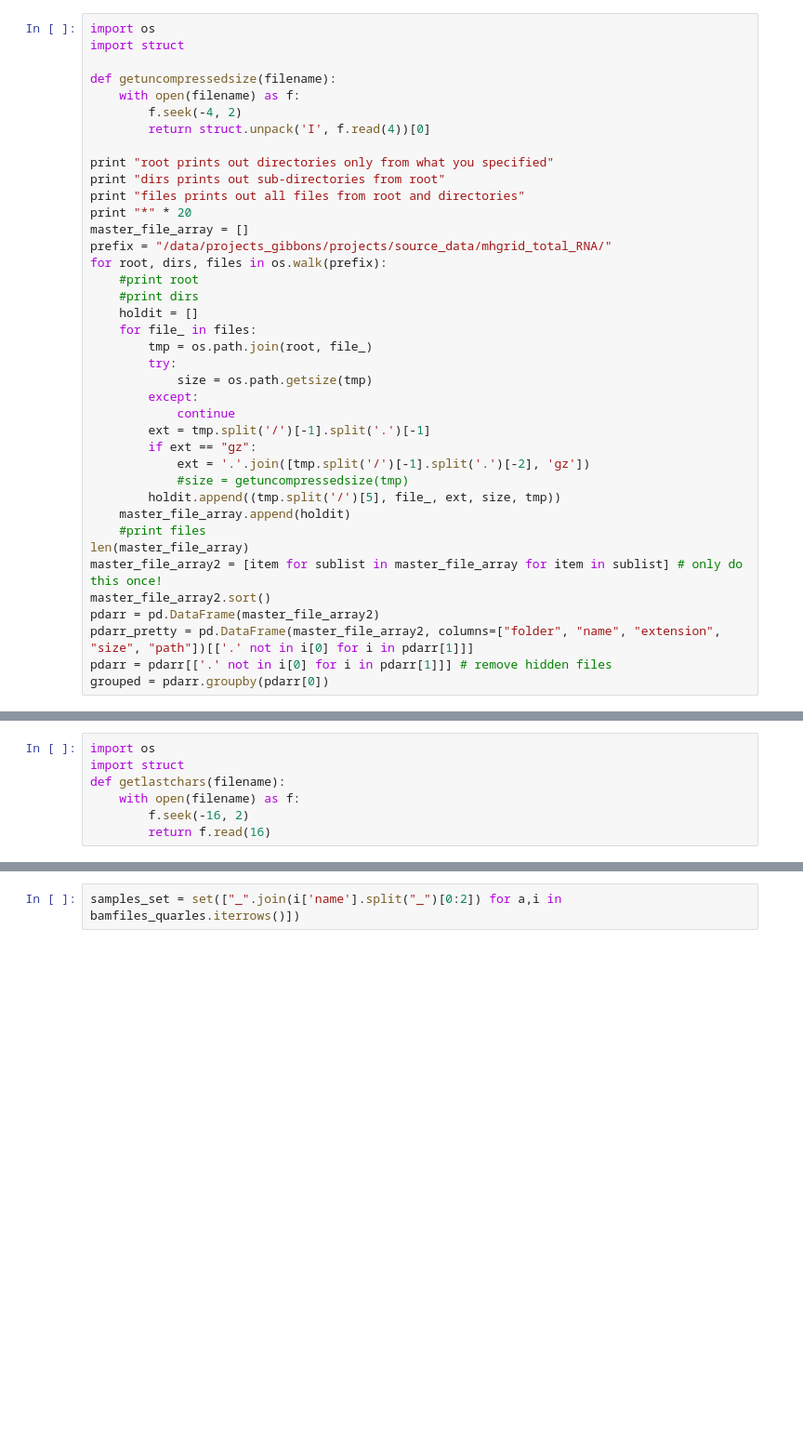
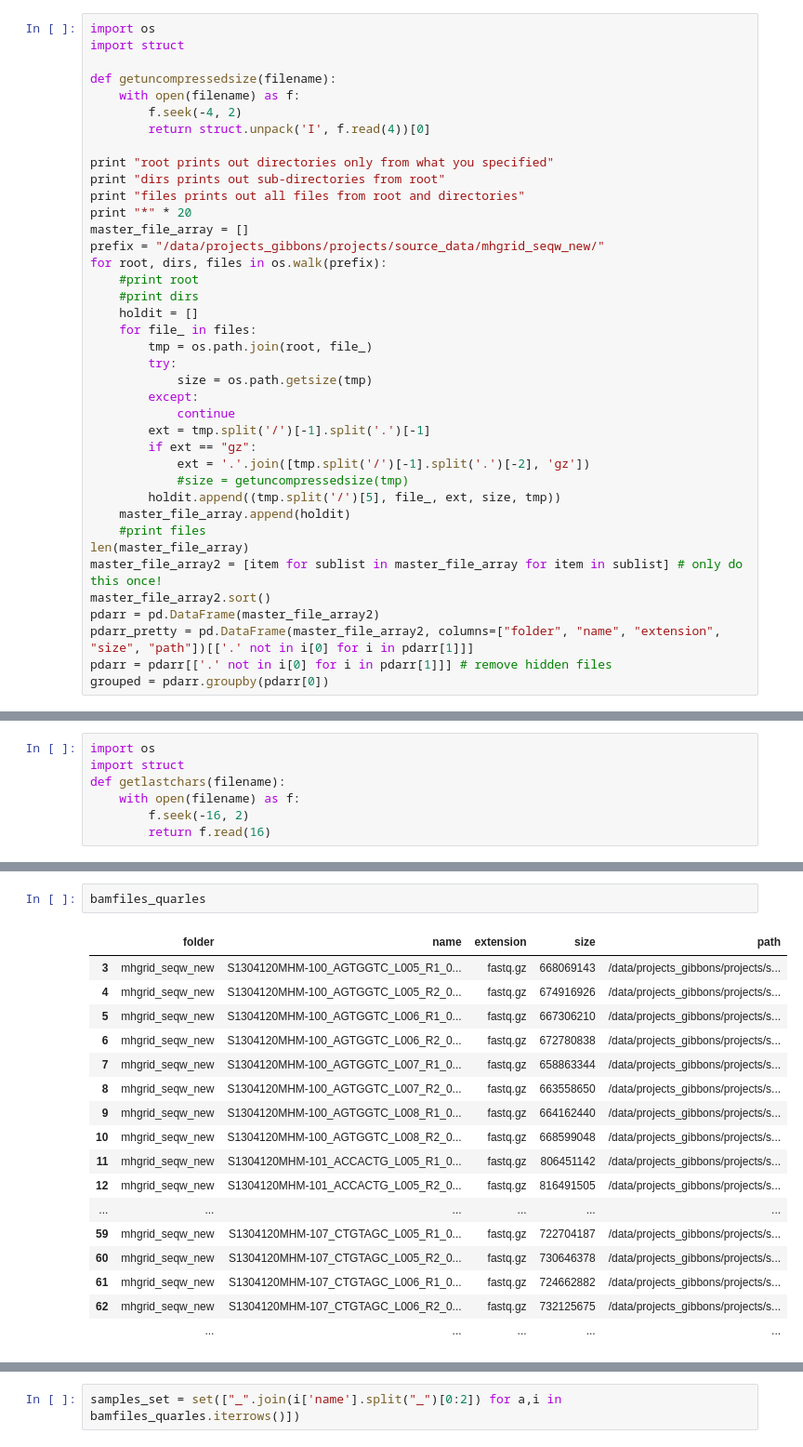
Before and after one commit to ryananeff/ipython-neff-davislab, a Jupyter notebook: scandirectory.ipynb, the cells around one changed output, grey strips where cells are left out. Shown at 93% size. Cells and saved outputs as stored; diff of their text form; blank space fills up the shorter version.

```diff
--- a/scandirectory.ipynb
+++ b/scandirectory.ipynb
@@ -134,7 +134,7 @@ print "dirs prints out sub-directories from root"
 print "files prints out all files from root and directories"
 print "*" * 20
 master_file_array = []
-prefix = "/data/projects_gibbons/projects/source_data/mhgrid_total_RNA/"
+prefix = "/data/projects_gibbons/projects/source_data/mhgrid_seqw_new/"
 for root, dirs, files in os.walk(prefix):
     #print root
     #print dirs
@@ -214,0 +199,20 @@ for i in bamfiles_quarles['path']:
+# %%
+bamfiles_quarles
+# %% [output]
+|  | folder | name | extension | size | path |
+| 3 | mhgrid_seqw_new | S1304120MHM-100_AGTGGTC_L005_R1_0... | fastq.gz | 668069143 | /data/projects_gibbons/projects/s... |
+| 4 | mhgrid_seqw_new | S1304120MHM-100_AGTGGTC_L005_R2_0... | fastq.gz | 674916926 | /data/projects_gibbons/projects/s... |
+| 5 | mhgrid_seqw_new | S1304120MHM-100_AGTGGTC_L006_R1_0... | fastq.gz | 667306210 | /data/projects_gibbons/projects/s... |
+| 6 | mhgrid_seqw_new | S1304120MHM-100_AGTGGTC_L006_R2_0... | fastq.gz | 672780838 | /data/projects_gibbons/projects/s... |
+| 7 | mhgrid_seqw_new | S1304120MHM-100_AGTGGTC_L007_R1_0... | fastq.gz | 658863344 | /data/projects_gibbons/projects/s... |
+| 8 | mhgrid_seqw_new | S1304120MHM-100_AGTGGTC_L007_R2_0... | fastq.gz | 663558650 | /data/projects_gibbons/projects/s... |
+| 9 | mhgrid_seqw_new | S1304120MHM-100_AGTGGTC_L008_R1_0... | fastq.gz | 664162440 | /data/projects_gibbons/projects/s... |
+| 10 | mhgrid_seqw_new | S1304120MHM-100_AGTGGTC_L008_R2_0... | fastq.gz | 668599048 | /data/projects_gibbons/projects/s... |
+| 11 | mhgrid_seqw_new | S1304120MHM-101_ACCACTG_L005_R1_0... | fastq.gz | 806451142 | /data/projects_gibbons/projects/s... |
+| 12 | mhgrid_seqw_new | S1304120MHM-101_ACCACTG_L005_R2_0... | fastq.gz | 816491505 | /data/projects_gibbons/projects/s... |
+| ... | ... | ... | ... | ... | ... |
+| 59 | mhgrid_seqw_new | S1304120MHM-107_CTGTAGC_L005_R1_0... | fastq.gz | 722704187 | /data/projects_gibbons/projects/s... |
+| 60 | mhgrid_seqw_new | S1304120MHM-107_CTGTAGC_L005_R2_0... | fastq.gz | 730646378 | /data/projects_gibbons/projects/s... |
+| 61 | mhgrid_seqw_new | S1304120MHM-107_CTGTAGC_L006_R1_0... | fastq.gz | 724662882 | /data/projects_gibbons/projects/s... |
+| 62 | mhgrid_seqw_new | S1304120MHM-107_CTGTAGC_L006_R2_0... | fastq.gz | 732125675 | /data/projects_gibbons/projects/s... |
+|  | ... | ... | ... | ... | ... |
```
Also changed, not shown: parts of 10 cells of this notebook, 4 other files.
